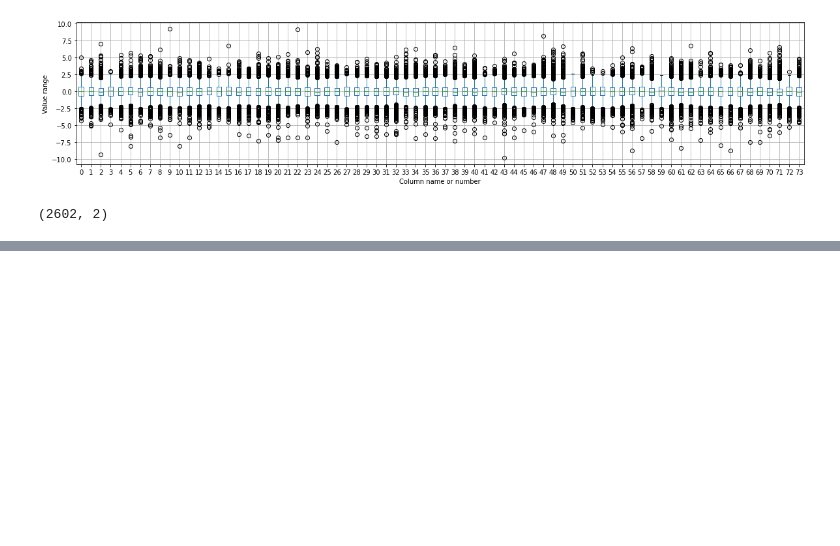
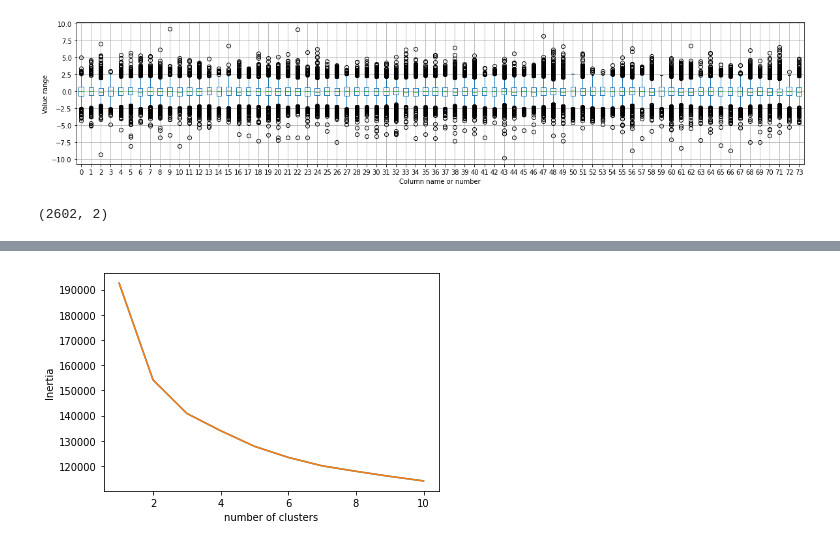
Before and after one commit to skumarudel/DSPS_SKumar, a Jupyter notebook: HW7/ClusteringGenes.ipynb, the cells around one changed output, grey strips where cells are left out. Saved outputs shown, nothing was run; the diff lists cells and outputs as text; code cells hidden in the pictures; blank space fills up the shorter version.

```diff
--- a/HW7/ClusteringGenes.ipynb
+++ b/HW7/ClusteringGenes.ipynb
@@ -119,0 +127,21 @@ sns.scatterplot(
+# %%
+def edistance(x,center):
+  """eucledian distance"""
+  return np.sqrt(((x - center)**2).sum(axis=1))
+def calcICVar(X, labels, model):
+  n_clusters = np.unique(labels).shape[0] # for every cluster, i.e. for every different label
+  print(n_clusters)
+  icv = np.zeros(n_clusters) #create a container for the intraclustervariance
+  for i in range(n_clusters):
+    #icv[i] = ((edistance(model.cluster_centers_[i], X[labels==i])**2).sum() / ((labels == i).sum() - 1)).sum()
+    icv[i] = (edistance(model.cluster_centers_[i], X[labels==i])**2).sum() #/ ((labels == i).sum() - 1)).sum()
+    #print(icv)
+  return(icv.sum())
+# %%
+nclusters = np.arange(1,11)
+inertia = np.zeros(len(nclusters))
+variance = np.zeros(len(nclusters))
+for i in range(len(nclusters)):
+  KM_model = cluster.KMeans(n_clusters=nclusters[i]).fit(scaledgenes)
+  inertia[i] = KM_model.inertia_
+  variance[i] = calcICVar(scaledgenes.to_numpy(), KM_model.labels_, KM_model)
@@ -119,0 +159,7 @@ sns.scatterplot(
+# %%
+plt.plot(nclusters, inertia)
+plt.plot(nclusters, variance)
+plt.xlabel('number of clusters')
+plt.ylabel('Inertia');
+# %% [output]
+[figure, added]
```
Also changed, not shown: parts of 11 cells of this notebook.
